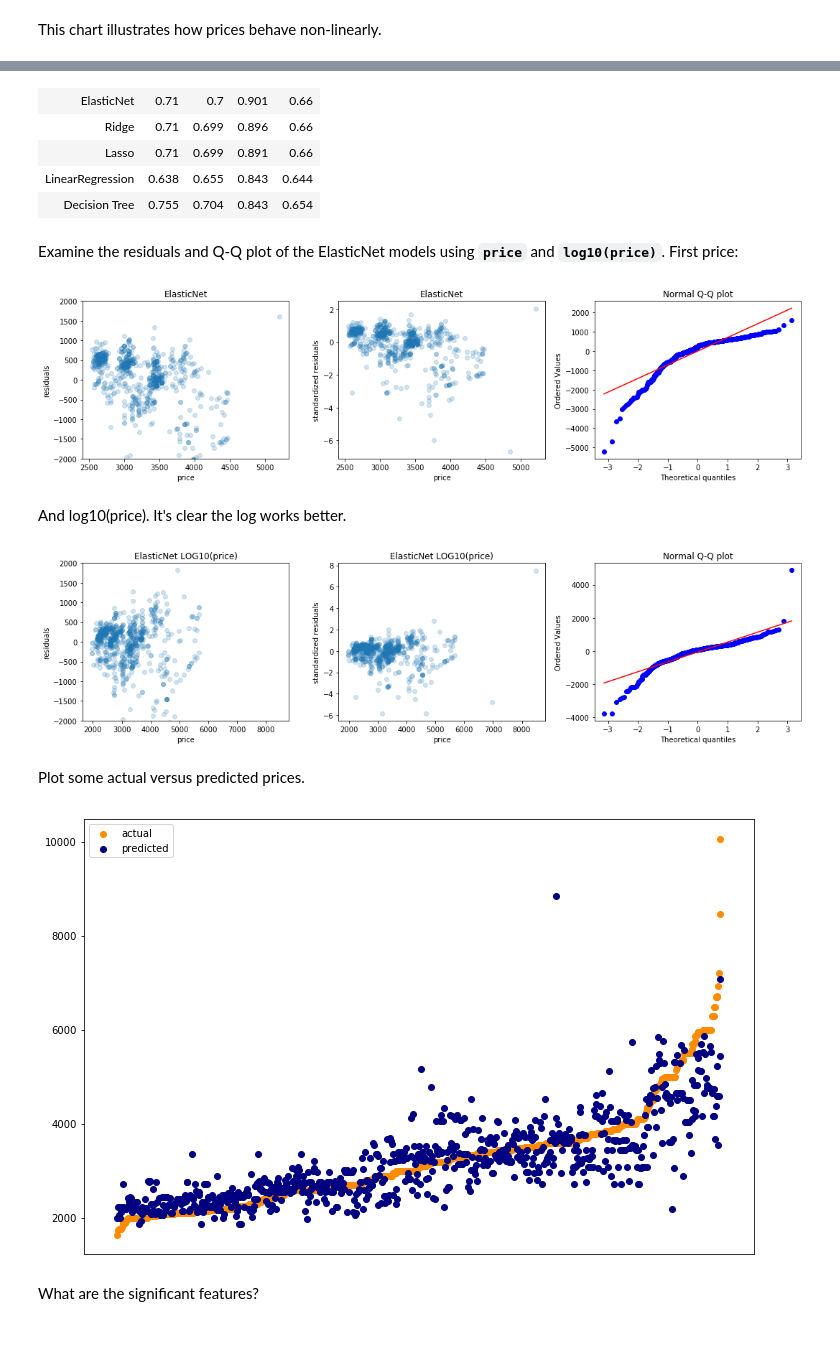
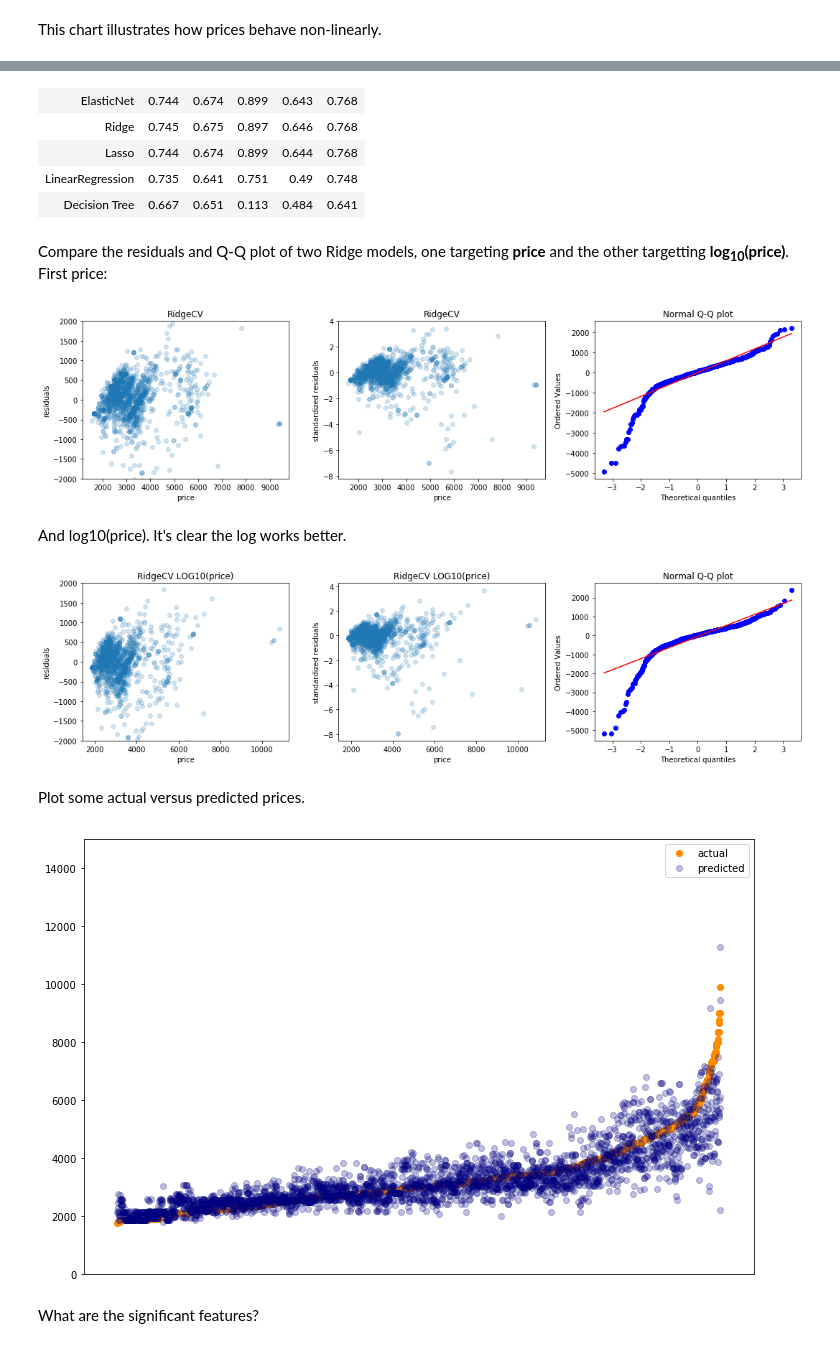
Before and after one commit to dextersealy/rent-report, a Jupyter notebook: modeling.ipynb, the cells around one changed output, grey strips where cells are left out. Drawn from its saved outputs; the diff is of its cells as text; code cells hidden in the pictures.

````diff
--- a/modeling.ipynb
+++ b/modeling.ipynb
@@ -168,6 +164,7 @@ METIS_loc = Point((-73.9852, 40.7438))
 SEVEN80_loc = Point((-73.9478, 40.8339))
 TIMESSQ_loc = Point((-73.9851, 40.7589))
 WESTVILLAGE_loc = Point((-73.9954, 40.7341))
+HK_loc = Point((-73.9918, 40.7638))
 # %%
 nearby_A = find_near(METIS_loc, 500, {'_id':0, 'price':1})
 prices_A = sorted([x['price'] for x in nearby_A if x['price'] < 1e5])
@@ -197,11 +193,11 @@ import scipy.stats as stats
 import statsmodels.api as sm
 # %%
-def get_data(columns, loc=None, distance=500):
+def get_data(columns, loc=None, distance=500, max_price=1e5):
     if loc:
         df = pd.DataFrame(find_near(loc, distance, columns), columns=columns)
     else:
         df = pd.DataFrame(list(collection.find({}, columns)), columns=columns)
-    return df.drop(df[df.price>1e5].index).reset_index(drop=True) # drop price anomalies (see data_exploration.ipynb)
+    return df.drop(df[df.price>max_price].index).reset_index(drop=True) # drop price anomalies (see data_exploration.ipynb)
 # %%
 df = get_data(['latitude', 'longitude', 'price', 'bedrooms', 'bathrooms'])
 ols = sm.OLS(df['price'], sm.add_constant(df.drop('price', axis=1))).fit()
@@ -285,7 +281,7 @@ with open('app/synonyms.json') as fd:
 canon = {alias : term for s in synomyns for term, aliases in s.items() for alias in aliases}
 
 all_features = Counter()
-df = pd.DataFrame(list(collection.find({}, ['features'])))
+df = pd.DataFrame(list(collection.find({}, ['features']))).dropna()
 for l in df.features:
     unit_features = l.lower().replace('-', ' ').split('\n')
     all_features.update([canon.get(f, f) for f in unit_features if f])
@@ -453,6 +449,6 @@ plt.show()
 # %%
 scores = defaultdict(list)
-for loc in [TIMESSQ_loc, METIS_loc, SEVEN80_loc, WESTVILLAGE_loc]:
+for loc in [TIMESSQ_loc, METIS_loc, SEVEN80_loc, WESTVILLAGE_loc, HK_loc]:
     df = get_data(['price', 'bedrooms', 'bathrooms', 'features'], loc)
     df = df.join(get_features_matrix(df.features)).drop('features', axis=1)
     X = df.drop('price', axis=1)
@@ -462,13 +458,13 @@ for loc in [TIMESSQ_loc, METIS_loc, SEVEN80_loc, WESTVILLAGE_loc]:
 
 pp_dictOflist(scores)
 # %% [output]
-| ElasticNet | 0.71 | 0.7 | 0.901 | 0.66 |
-| Ridge | 0.71 | 0.699 | 0.896 | 0.66 |
-| Lasso | 0.71 | 0.699 | 0.891 | 0.66 |
-| LinearRegression | 0.638 | 0.655 | 0.843 | 0.644 |
-| Decision Tree | 0.755 | 0.704 | 0.843 | 0.654 |
+| ElasticNet | 0.744 | 0.674 | 0.899 | 0.643 | 0.768 |
+| Ridge | 0.745 | 0.675 | 0.897 | 0.646 | 0.768 |
+| Lasso | 0.744 | 0.674 | 0.899 | 0.644 | 0.768 |
+| LinearRegression | 0.735 | 0.641 | 0.751 | 0.49 | 0.748 |
+| Decision Tree | 0.667 | 0.651 | 0.113 | 0.484 | 0.641 |
 # %% [markdown]
-Examine the residuals and Q-Q plot of the ElasticNet models using **```price```** and **```log10(price)```**. First price:
+Compare the residuals and Q-Q plot of two Ridge models, one targeting **price** and the other targetting **log<sub>10</sub>(price)**. First price:
 # %%
 df = get_data(['price', 'bedrooms', 'bathrooms', 'features'], TIMESSQ_loc)
 df = df.join(get_features_matrix(df.features)).drop('features', axis=1)
@@ -476,7 +472,7 @@ df = df.join(get_features_matrix(df.features)).drop('features', axis=1)
 X = df.drop('price', axis=1)
 y = df['price']
 
-elnet = ElasticNetCV(cv=5)
+elnet = RidgeCV(cv=5)
 elnet.fit(X, y)
 y_pred = elnet.predict(X)
 resids = y_pred - y
@@ -487,13 +483,13 @@ plt.scatter(y_pred, resids, alpha=.2)
 plt.ylim(-2000, 2000)
 plt.xlabel('price')
 plt.ylabel('residuals')
-plt.title('ElasticNet')
+plt.title('RidgeCV')
 
 plt.subplot(132)
 plt.scatter(y_pred, resids / np.std(resids), alpha=.2)
 plt.xlabel('price')
 plt.ylabel('standardized residuals')
-plt.title('ElasticNet')
+plt.title('RidgeCV')
 
 plt.subplot(133)
 stats.probplot(resids, dist="norm", plot=plt)
@@ -501,7 +497,7 @@ plt.title("Normal Q-Q plot")
 plt.tight_layout()
 plt.show()
 # %% [output]
-[figure, old version]
+[figure, new version]
 # %% [markdown]
 And log10(price). It's clear the log works better.
 # %%
@@ -511,7 +507,7 @@ df = df.join(get_features_matrix(df.features)).drop('features', axis=1)
 X = df.drop('price', axis=1)
 y = df['price']
 
-elnet = ElasticNetCV(cv=5)
+elnet = RidgeCV(cv=5)
 elnet.fit(X, np.log10(y))
 y_pred = np.power(10, elnet.predict(X))
 resids = y_pred - y
@@ -520,7 +516,7 @@ plt.figure(figsize=(15, 4))
 plt.subplot(131)
 plt.scatter(y_pred, resids, alpha=.2)
 plt.ylim(-2000, 2000)
-plt.title('ElasticNet LOG10(price)')
+plt.title('RidgeCV LOG10(price)')
 plt.xlabel('price')
 plt.ylabel('residuals')
 
@@ -528,7 +524,7 @@ plt.subplot(132)
 plt.scatter(y_pred, resids / np.std(resids), alpha=.2)
 plt.xlabel('price')
 plt.ylabel('standardized residuals')
-plt.title('ElasticNet LOG10(price)')
+plt.title('RidgeCV LOG10(price)')
 
 plt.subplot(133)
 stats.probplot(resids, dist="norm", plot=plt)
@@ -536,30 +532,31 @@ plt.title("Normal Q-Q plot")
 plt.tight_layout()
 plt.show()
 # %% [output]
-[figure, old version]
+[figure, new version]
 # %% [markdown]
 Plot some actual versus predicted prices.
 # %%
-df = get_data(['price', 'bedrooms', 'bathrooms', 'features'], TIMESSQ_loc)
+df = get_data(['price', 'bedrooms', 'bathrooms', 'features'], HK_loc)
 df = df.join(get_features_matrix(df.features)).drop('features', axis=1)
 df = df.sort_values(by='price')
 
 X = df.drop('price', axis=1)
 y = df['price']
 
-elnet = ElasticNetCV(cv=5)
-elnet.fit(X, np.log10(y))
+ridge = RidgeCV(cv=5)
+ridge.fit(X, np.log10(y))
 y_pred = np.power(10, elnet.predict(X))
 
 xs = range(len(y))
 plt.figure(figsize=(12, 8))
 plt.scatter(xs, y, color='darkorange', label='actual')
-plt.scatter(xs, y_pred, color='navy',label='predicted')
+plt.scatter(xs, y_pred, color='navy',label='predicted', alpha=0.25)
 plt.xticks([], [])
+plt.ylim(0, 15000)
 plt.legend()
 plt.show()
 # %% [output]
-[figure, old version]
+[figure, new version]
 # %% [markdown]
 What are the significant features?
 # %%
````
Also changed, not shown: parts of 33 cells of this notebook, 3 other files.
